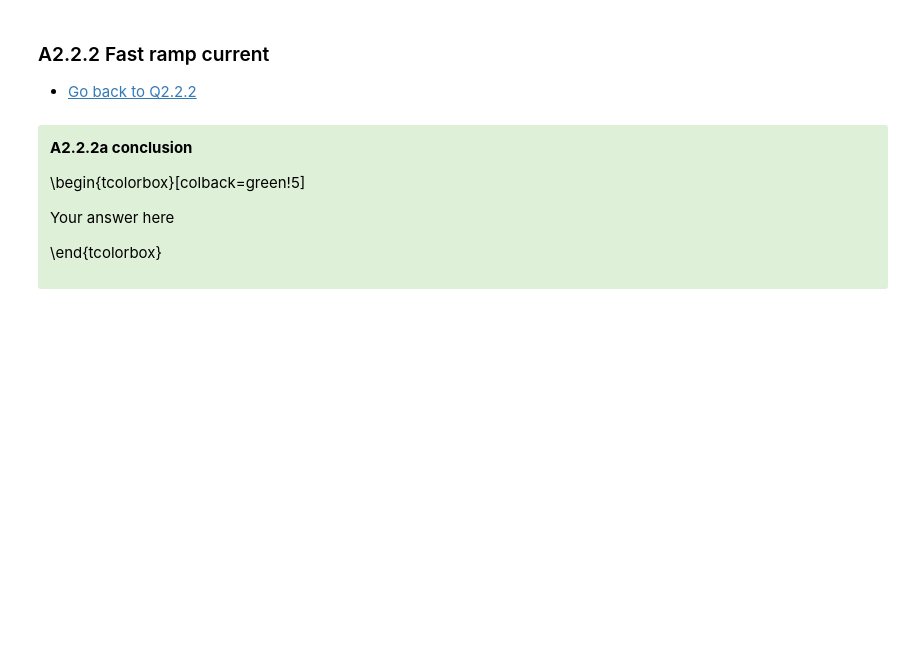
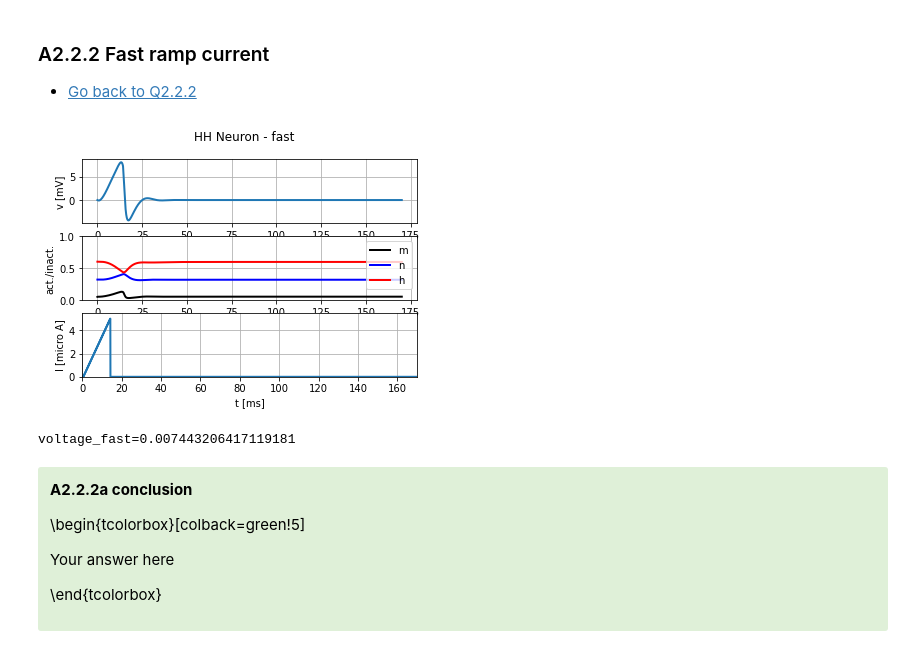
Before and after one commit to cesarz10/Computational-Neurophysiology-Lab, a Jupyter notebook: Lab_1/Module1_Ex1_XX.ipynb, the cells around one changed output. Saved outputs shown, nothing was run; the diff lists cells and outputs as text; code cells hidden in the pictures; blank space fills up the shorter version.

```diff
--- a/Lab_1/Module1_Ex1_XX.ipynb
+++ b/Lab_1/Module1_Ex1_XX.ipynb
@@ -653,20 +675,30 @@ Your answer here
 # %%
 # Enter your code below
 
 # Hint: change the unit time to 0.1ms to get a smooth ramp current.
 
 #########################
 ##   Q2.2.2a solution   ##
 #########################
 
-
+b2.defaultclock.dt = 0.02*b2.ms
+fast_ramp_t_end = 142  # no spike. make it longer  -> voltage goes more than 10 times higher at 141
+fast_ramp_current = input_factory.get_ramp_current(5, fast_ramp_t_end, 0.1*b2.ms, 0.*b2.uA, 5*b2.uA)
+state_monitor = HH.simulate_HH_neuron(fast_ramp_current, 170 * b2.ms)
+idx_t_end = int(round(fast_ramp_t_end*0.1*b2.ms / b2.defaultclock.dt))
+voltage_fast = state_monitor.vm[0,idx_t_end]
+HH.plot_data(state_monitor, title="HH Neuron - fast")
+print(f"voltage_fast={voltage_fast}")
 
 ###########################
 ##   Q2.2.2a conclusion   ##
 ###########################
 
 
 # Answer in green box below
+# %% [output]
+[figure, added]
+voltage_fast=0.007443206417119181
 # %% [markdown]
 <div class="alert alert-success">
 <span style="color:black">
```
Also changed, not shown: parts of 4 cells of this notebook, 8 other files.
